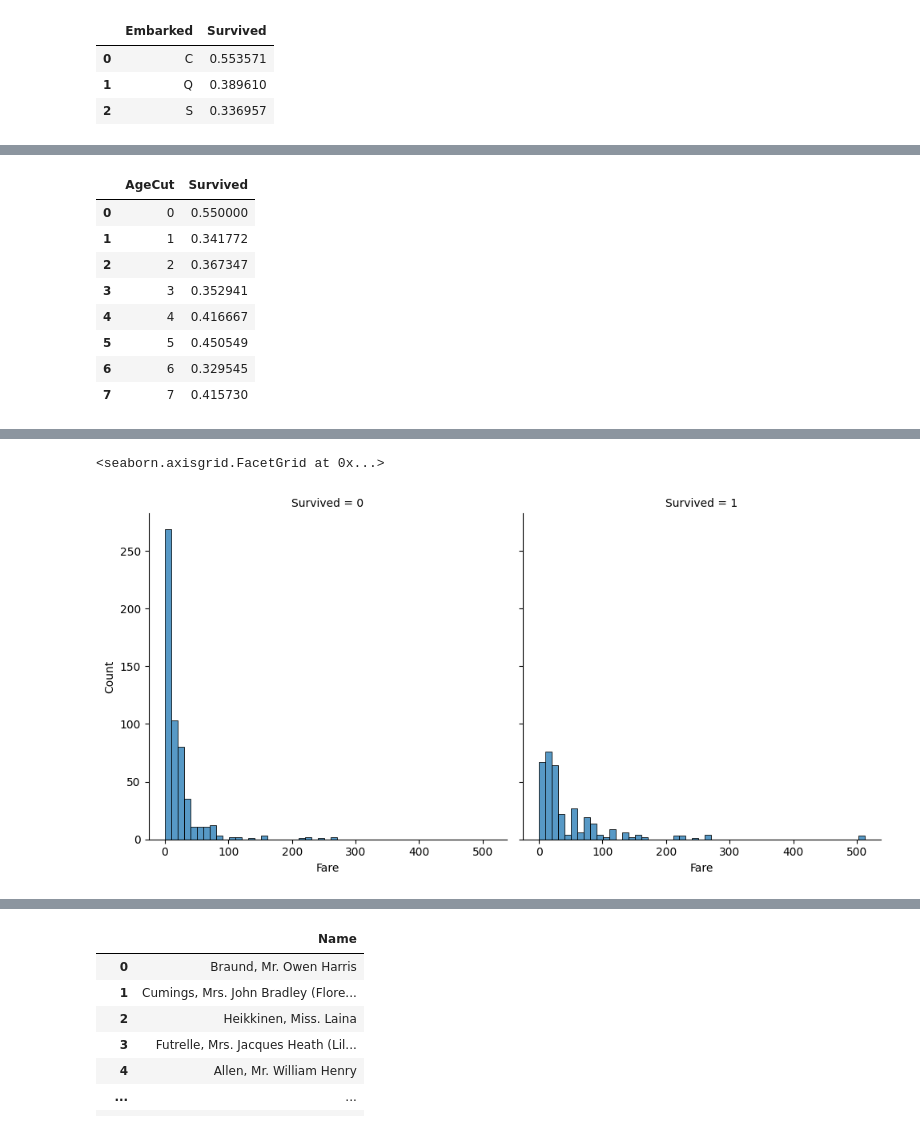
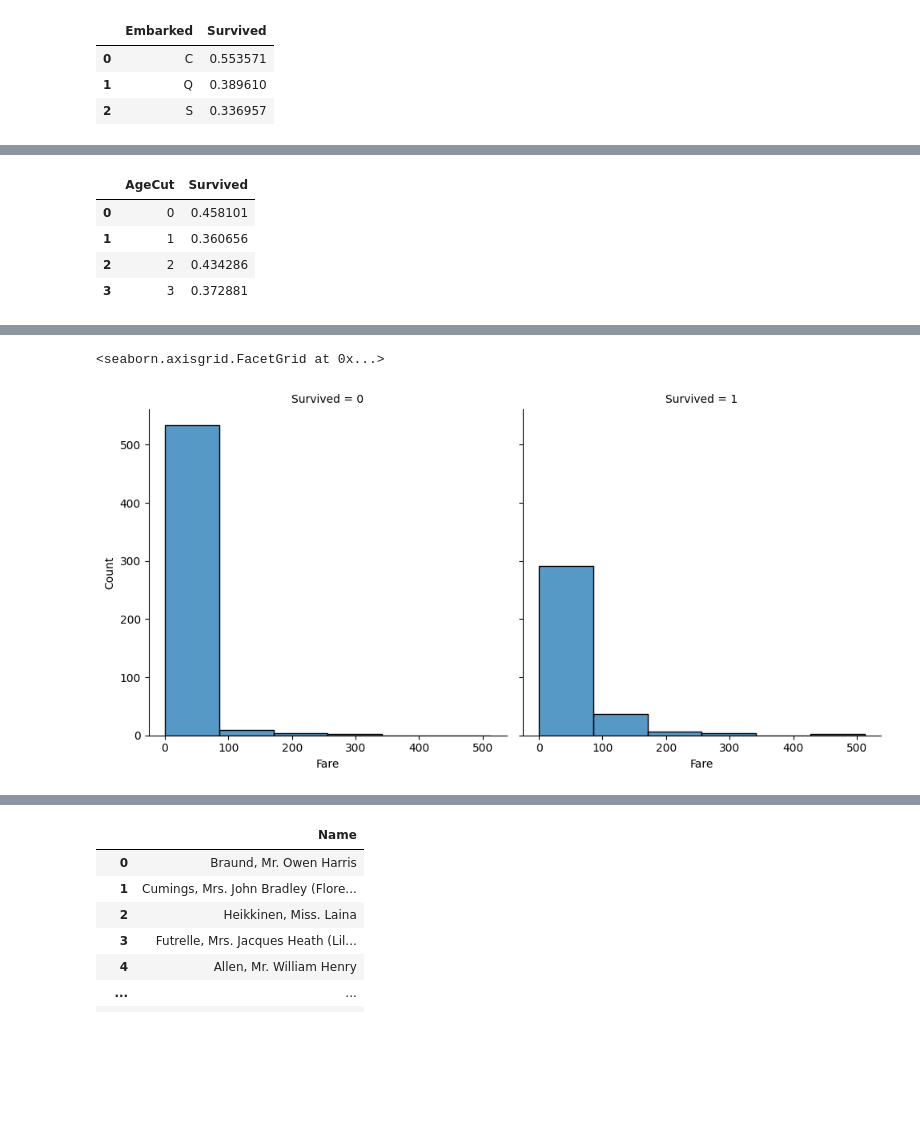
Before and after one commit to raviit244/Kaggle-Titanic, a Jupyter notebook: titanic_pred.ipynb, the cells around one changed output, grey strips where cells are left out. Drawn from its saved outputs; the diff is of its cells as text; code cells hidden in the pictures; blank space fills up the shorter version.

```diff
--- a/titanic_pred.ipynb
+++ b/titanic_pred.ipynb
@@ -183,18 +185,14 @@ sns.displot(train_df, x='Age', col='Survived', binwidth=5, height=5)
 # %%
-train_df['AgeCut'] = pd.qcut(train_df['Age'], 8, labels=[0, 1, 2, 3, 4, 5, 6, 7])
-test_df['AgeCut'] = pd.qcut(test_df['Age'], 8, labels=[0, 1, 2, 3, 4, 5, 6, 7])
+train_df['AgeCut'] = pd.qcut(train_df['Age'], 4, labels=[0, 1, 2, 3])
+test_df['AgeCut'] = pd.qcut(test_df['Age'], 4, labels=[0, 1, 2, 3])
 # %%
 train_df.groupby(by=['AgeCut'], as_index=False)['Survived'].mean()
 # %% [output]
 |  | AgeCut | Survived |
-| 0 | 0 | 0.550000 |
-| 1 | 1 | 0.341772 |
-| 2 | 2 | 0.367347 |
-| 3 | 3 | 0.352941 |
-| 4 | 4 | 0.416667 |
-| 5 | 5 | 0.450549 |
-| 6 | 6 | 0.329545 |
-| 7 | 7 | 0.415730 |
+| 0 | 0 | 0.458101 |
+| 1 | 1 | 0.360656 |
+| 2 | 2 | 0.434286 |
+| 3 | 3 | 0.372881 |
 # %%
 train_df.head(10)
 # %% [output]
@@ -210,8 +208,8 @@ train_df.head(10)
 | 8 | 9 | 1 | 3 | Johnson, Mrs. Oscar W (Elisabeth ... | female | 27.0 | 0 | 2 | 347742 | 11.1333 | ... |
 | 9 | 10 | 1 | 2 | Nasser, Mrs. Nicholas (Adele Achem) | female | 14.0 | 1 | 0 | 237736 | 30.0708 | ... |
 # %%
-sns.displot(train_df, x='Fare', col='Survived', binwidth=10, height=5)
+sns.displot(train_df, x='Fare', col='Survived', binwidth=80, height=5)
 # %% [output]
 <seaborn.axisgrid.FacetGrid at 0x...>
-[figure, old version]
+[figure, new version]
 # %%
```
Also changed, not shown: parts of 84 cells of this notebook.
